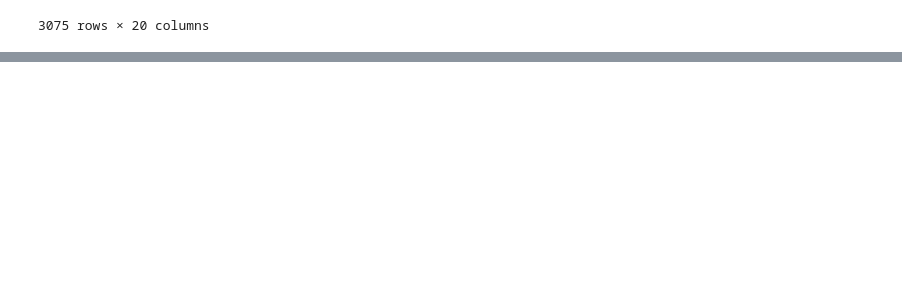
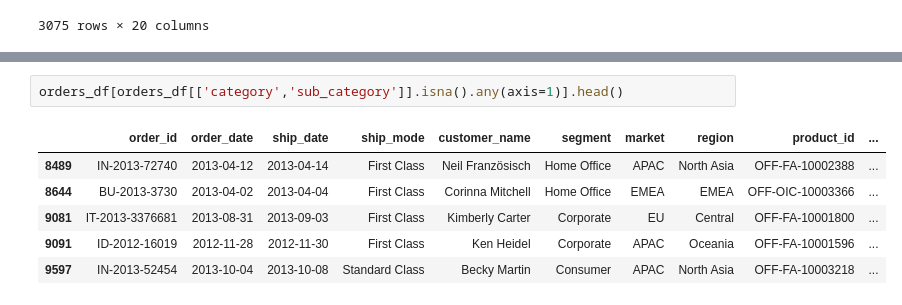
Before and after one commit to khubim/M.Sc_Group_Project, a Jupyter notebook: Superstore_analysis.ipynb, the cells around one changed output, grey strips where cells are left out. Saved outputs shown, nothing was run; the diff lists cells and outputs as text; blank space fills up the shorter version.

```diff
--- a/Superstore_analysis.ipynb
+++ b/Superstore_analysis.ipynb
@@ -396,0 +404,9 @@ orders_df.loc[orders_df['sub_category'] == 'Accessories']
+# %%
+orders_df[orders_df[['category','sub_category']].isna().any(axis=1)].head()
+# %% [output]
+|  | order_id | order_date | ship_date | ship_mode | customer_name | segment | market | region | product_id | ... |
+| 8489 | IN-2013-72740 | 2013-04-12 | 2013-04-14 | First Class | Neil Französisch | Home Office | APAC | North Asia | OFF-FA-10002388 | ... |
+| 8644 | BU-2013-3730 | 2013-04-02 | 2013-04-04 | First Class | Corinna Mitchell | Home Office | EMEA | EMEA | OFF-OIC-10003366 | ... |
+| 9081 | IT-2013-3376681 | 2013-08-31 | 2013-09-03 | First Class | Kimberly Carter | Corporate | EU | Central | OFF-FA-10001800 | ... |
+| 9091 | ID-2012-16019 | 2012-11-28 | 2012-11-30 | First Class | Ken Heidel | Corporate | APAC | Oceania | OFF-FA-10001596 | ... |
+| 9597 | IN-2013-52454 | 2013-10-04 | 2013-10-08 | Standard Class | Becky Martin | Consumer | APAC | North Asia | OFF-FA-10003218 | ... |
```
Also changed, not shown: parts of 14 cells of this notebook, 1 other file.
